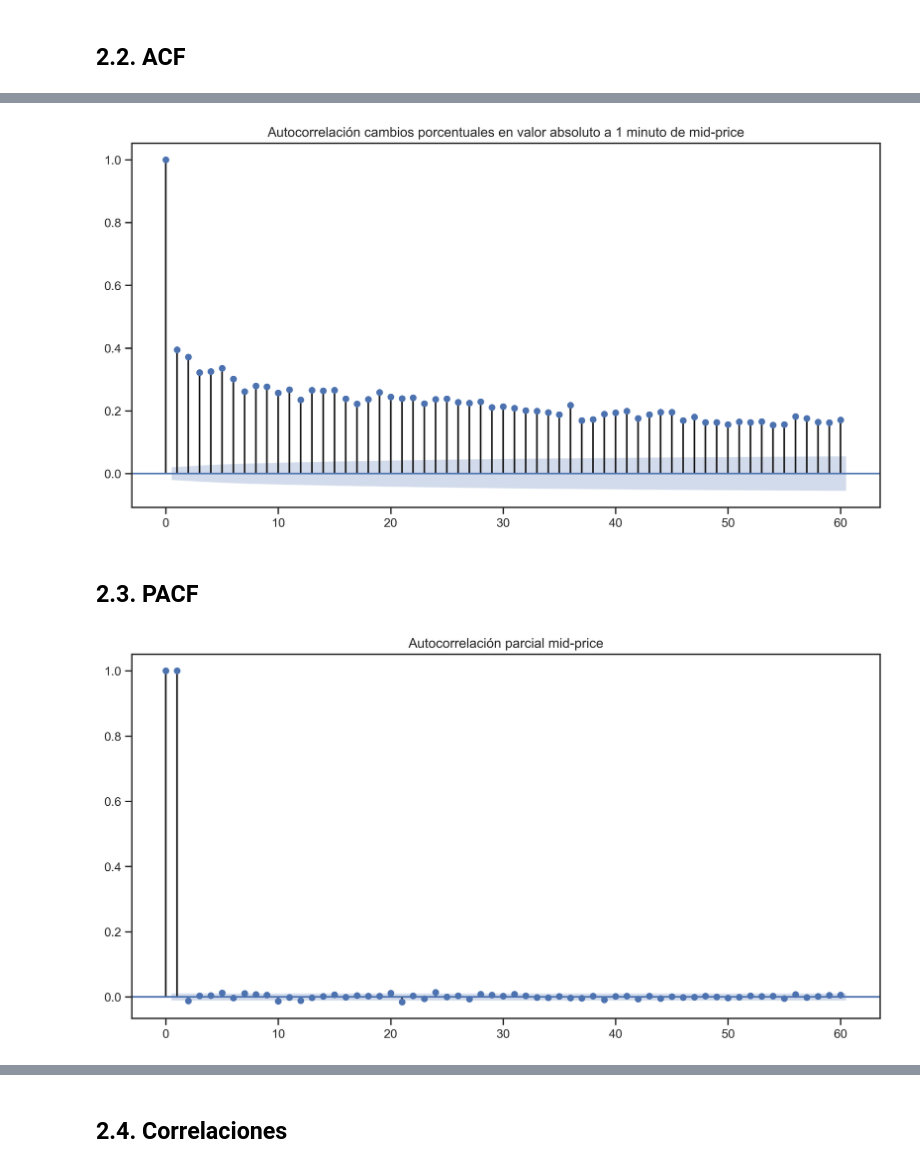
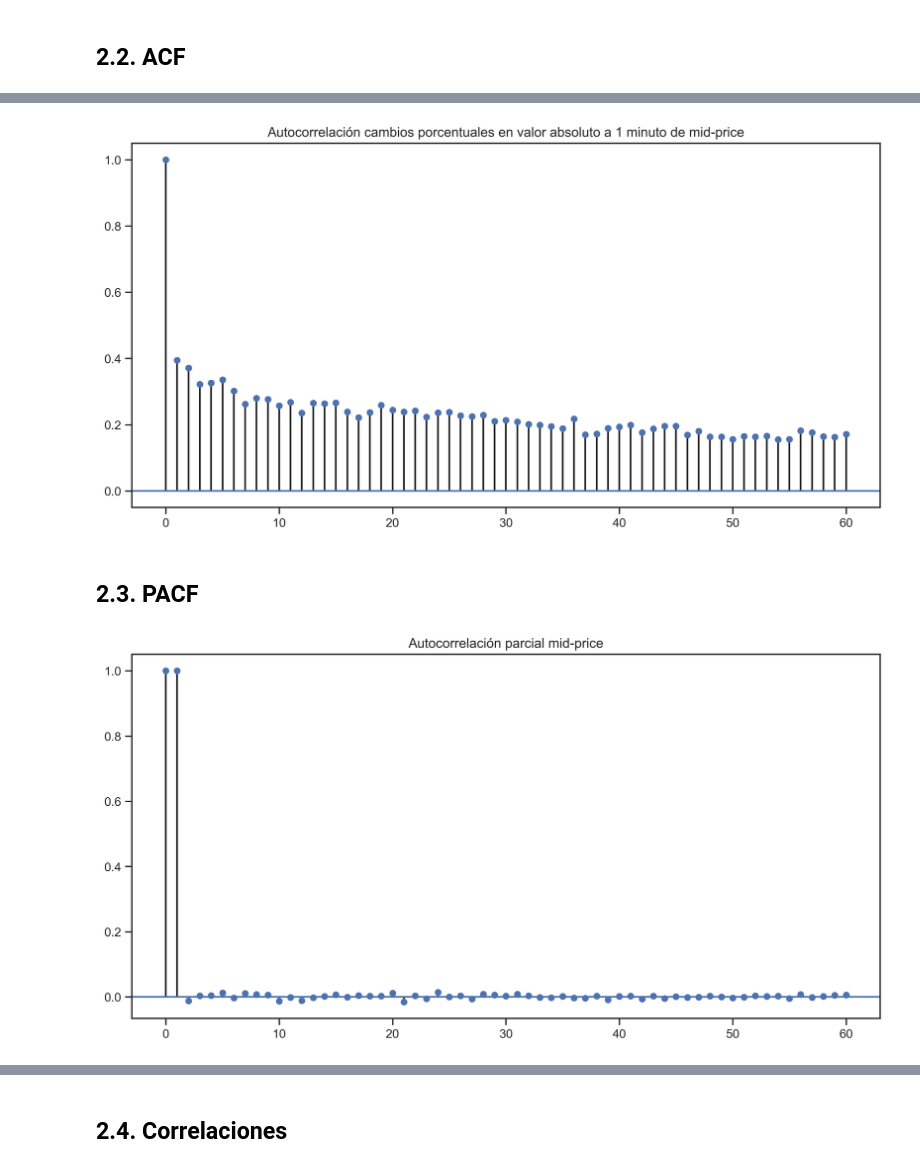
Before and after one commit to Victor-Espana/Bitcoin-Order-Book, a Jupyter notebook: Descriptivo & gráfico.ipynb, the cells around one changed output, grey strips where cells are left out. Cells and saved outputs as stored; diff of their text form; code cells hidden in the pictures.

```diff
--- a/Descriptivo & gráfico.ipynb
+++ b/Descriptivo & gráfico.ipynb
@@ -178,17 +179,18 @@ plot_acf(SubSetMidPrice['PctChange_1minute'][1:], lags = 60, title = 'Autocorrel
 # %%
 # Representación de las variables
 plt.figsize=(10, 15)
-plot_acf(abs(SubSetMidPrice['PctChange_1minute'][1:]), lags = 60, title = 'Autocorrelación cambios porcentuales en valor absoluto a 1 minuto de mid-price');
+plot_acf(abs(SubSetMidPrice['PctChange_1minute'][1:]), lags = 60, title = 'Autocorrelación cambios porcentuales en valor absoluto a 1 minuto de mid-price',
+        alpha = None);
 # %% [output]
-[figure, old version]
+[figure, new version]
 # %% [markdown]
 ## 2.3. PACF
 # %%
 # Representación de las variables
 plt.figsize=(10, 15)
-plot_pacf(midprice['MPT0'], lags = 60, title = 'Autocorrelación parcial mid-price');
+plot_pacf(midprice['MPT0'], lags = 60, title = 'Autocorrelación parcial mid-price', alpha = None);
 # %% [output]
-[figure, old version]
+[figure, new version]
 # %%
 # Representación de las variables
 plt.figsize=(10, 15)
```
Also changed, not shown: parts of 5 cells of this notebook, 3 other files.
